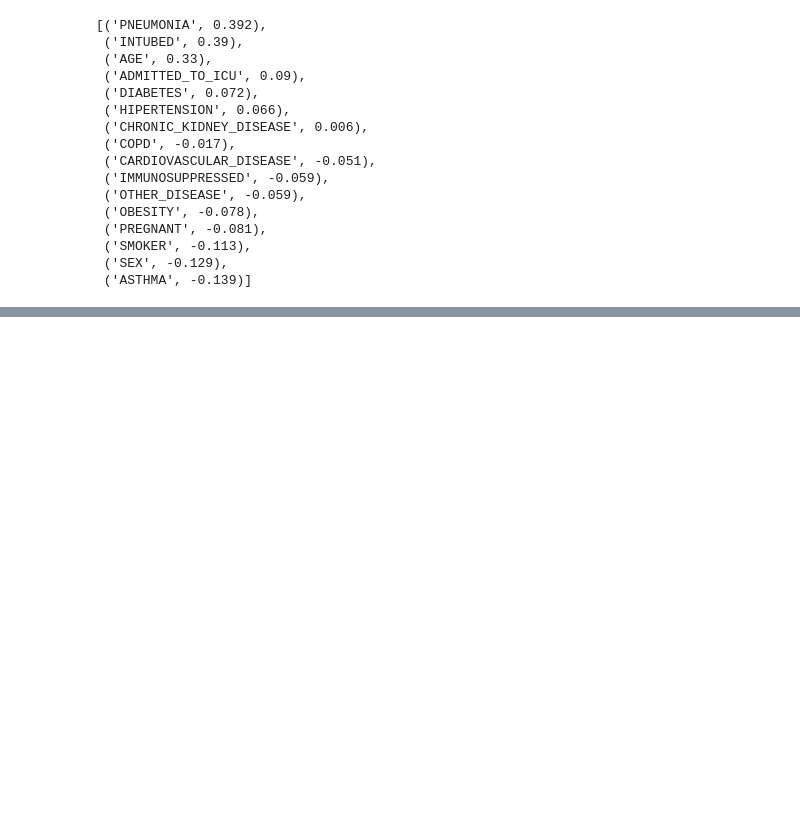
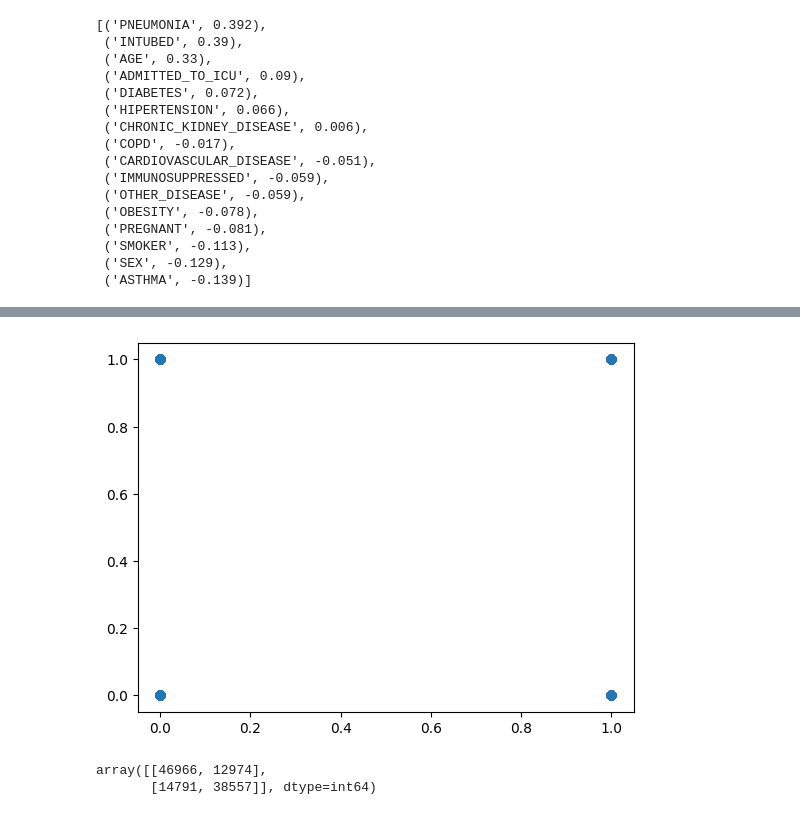
Before and after one commit to infoshareacademy/jdszr15-ITdepends, a Jupyter notebook: Covid-bb.ipynb, the cells around one changed output, grey strips where cells are left out. Drawn from its saved outputs; the diff is of its cells as text; code cells hidden in the pictures; blank space fills up the shorter version.

Commit message:
Update Covid-bb.ipynb
plik z dzisiejszych zajęć z dodanym modelem regresji logistycznej

```diff
--- a/Covid-bb.ipynb
+++ b/Covid-bb.ipynb
@@ -193,5 +185,3 @@ death_corrs
  ('SMOKER', -0.113),
  ('SEX', -0.129),
  ('ASTHMA', -0.139)]
-# %%
-covid_sick["PNEUMONIA_AND_INTUBED"] = (covid_sick["PNEUMONIA"]) & (covid_sick["INTUBED"])
@@ -241,0 +216,16 @@ corr7
+# %%
+#plot pneumonia vs dead logistic regresion, but without differenciate the size of dots
+plt.scatter(covid_sick["PNEUMONIA"], covid_sick["DEAD"])
+plt.show
+pass
+# %% [output]
+[figure, added]
+# %%
+# import the metrics class
+from sklearn import metrics
+
+confusion_matrix = metrics.confusion_matrix(y, y_pred)
+confusion_matrix
+# %% [output]
+array([[46966, 12974],
+       [14791, 38557]], dtype=int64)
```
Also changed, not shown: parts of 26 cells of this notebook.
